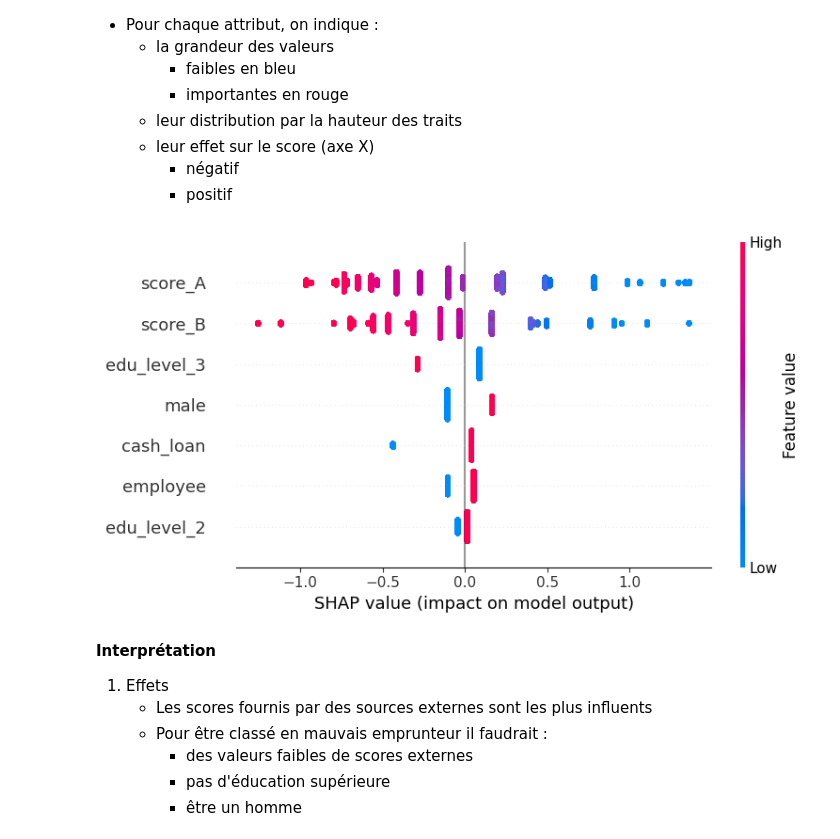
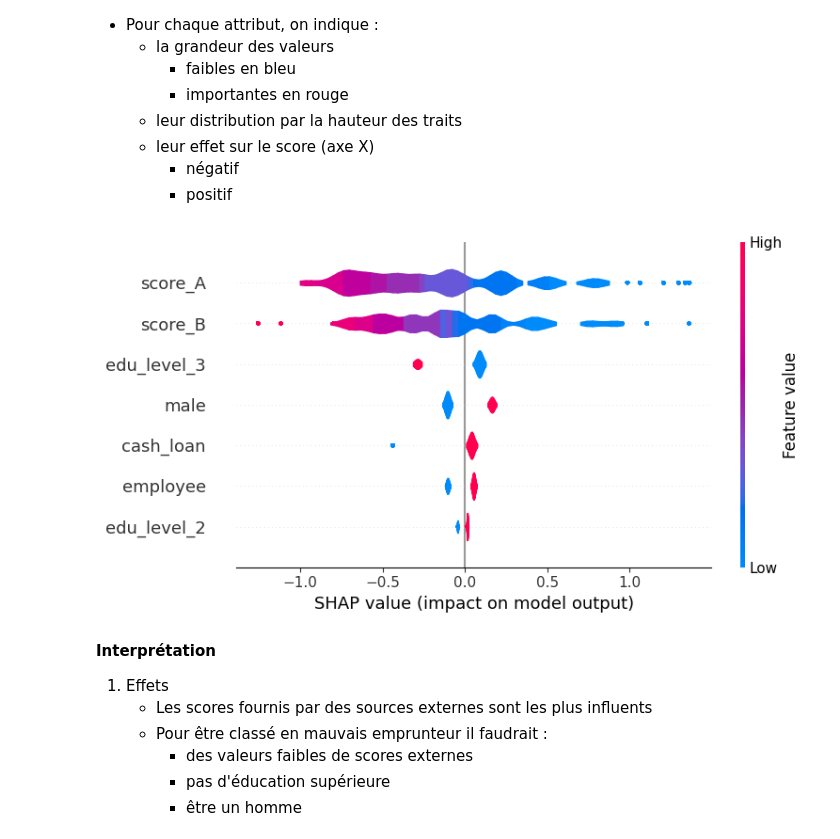
Before and after one commit to JeanRosselVallee/project_8, a Jupyter notebook: project_8_preparatory.ipynb, the cells around one changed output. Drawn from its saved outputs; the diff is of its cells as text; code cells hidden in the pictures.

```diff
--- a/project_8_preparatory.ipynb
+++ b/project_8_preparatory.ipynb
@@ -535,9 +687,9 @@ shap._explanation.Explanation
         - négatif
         - positif
 # %%
-shap.summary_plot(np_shap_values, df_X, feature_names=li_features_simplified)
+shap.summary_plot(np_shap_values, df_X, feature_names=li_features_simplified, plot_type='violin')
 # %% [output]
-[figure, old version]
+[figure, new version]
 # %% [markdown]
 **Interprétation**
 1. Effets
```
Also changed, not shown: parts of 27 cells of this notebook, 6 other files.
